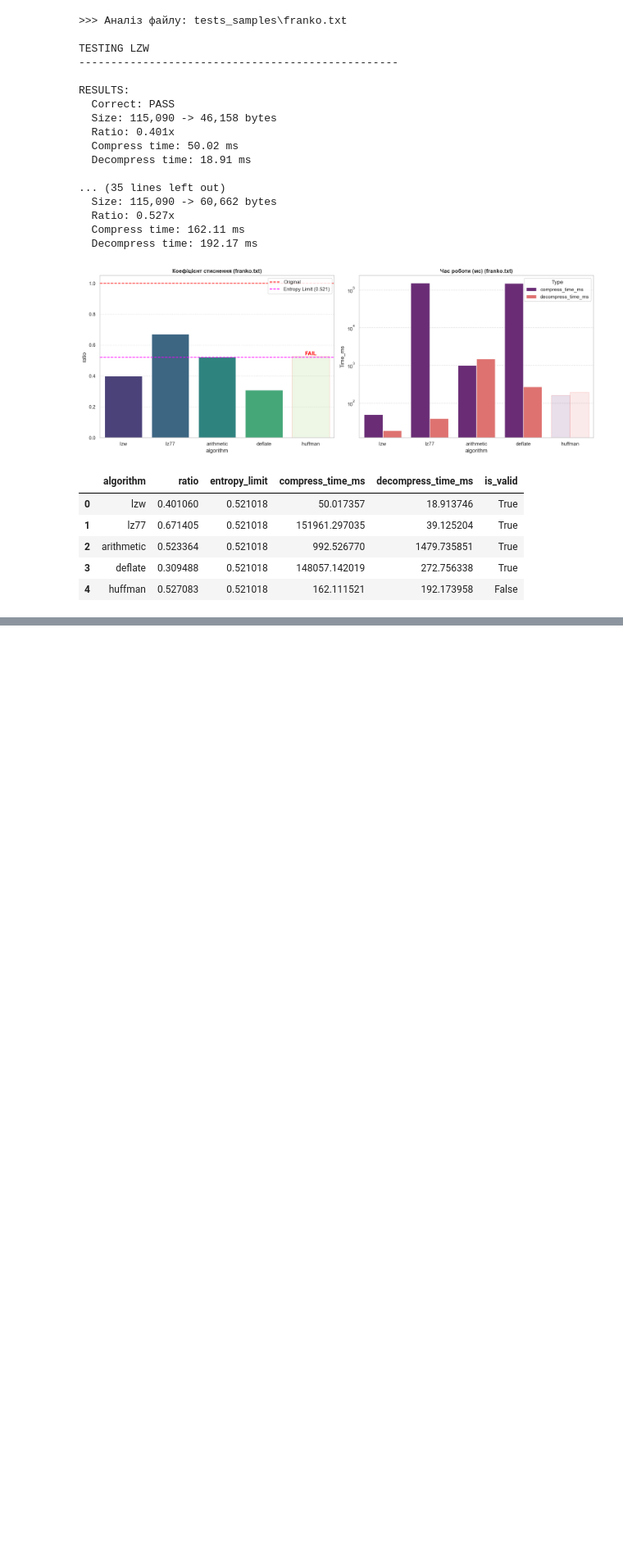
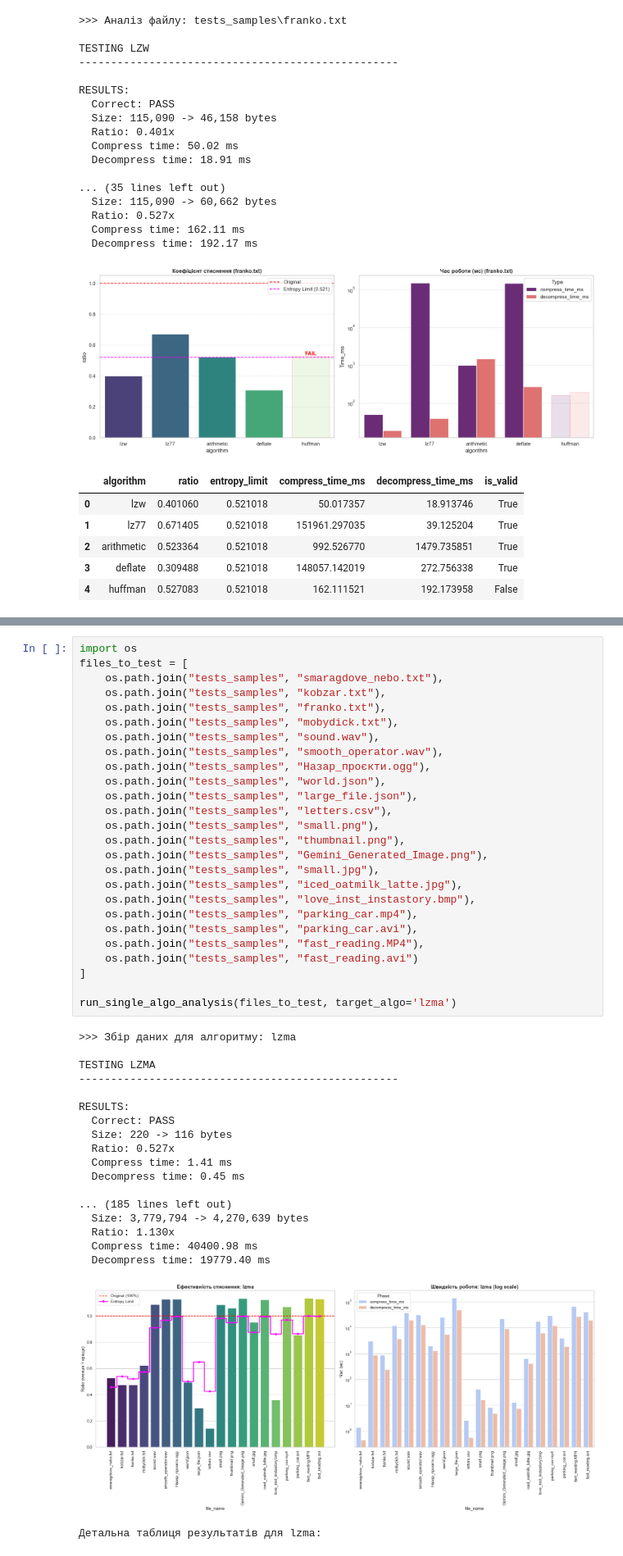
Before and after one commit to yuliiayakymiv/Discrete_math_lab_2sem, a Jupyter notebook: analysis.ipynb, the cells around one changed output, grey strips where cells are left out. Shown at 82% size. Drawn from its saved outputs; the diff is of its cells as text; blank space fills up the shorter version.

```diff
--- a/analysis.ipynb
+++ b/analysis.ipynb
@@ -962,0 +1027,46 @@ RESULTS:
+# %%
+import os
+files_to_test = [
+    os.path.join("tests_samples", "smaragdove_nebo.txt"),
+    os.path.join("tests_samples", "kobzar.txt"),
+    os.path.join("tests_samples", "franko.txt"),
+    os.path.join("tests_samples", "mobydick.txt"),
+    os.path.join("tests_samples", "sound.wav"),
+    os.path.join("tests_samples", "smooth_operator.wav"),
+    os.path.join("tests_samples", "Назар_проєкти.ogg"),
+    os.path.join("tests_samples", "world.json"),
+    os.path.join("tests_samples", "large_file.json"),
+    os.path.join("tests_samples", "letters.csv"),
+    os.path.join("tests_samples", "small.png"),
+    os.path.join("tests_samples", "thumbnail.png"),
+    os.path.join("tests_samples", "Gemini_Generated_Image.png"),
+    os.path.join("tests_samples", "small.jpg"),
+    os.path.join("tests_samples", "iced_oatmilk_latte.jpg"),
+    os.path.join("tests_samples", "love_inst_instastory.bmp"),
+    os.path.join("tests_samples", "parking_car.mp4"),
+    os.path.join("tests_samples", "parking_car.avi"),
+    os.path.join("tests_samples", "fast_reading.MP4"),
+    os.path.join("tests_samples", "fast_reading.avi")
+]
+
+run_single_algo_analysis(files_to_test, target_algo='lzma')
+# %% [output]
+>>> Збір даних для алгоритму: lzma
+
+TESTING LZMA
+--------------------------------------------------
+
+RESULTS:
+  Correct: PASS
+  Size: 220 -> 116 bytes
+  Ratio: 0.527x
+  Compress time: 1.41 ms
+  Decompress time: 0.45 ms
+
+... (185 lines left out)
+  Size: 3,779,794 -> 4,270,639 bytes
+  Ratio: 1.130x
+  Compress time: 40400.98 ms
+  Decompress time: 19779.40 ms
+[figure, added]
+Детальна таблиця результатів для lzma:
```
Also changed, not shown: parts of 4 cells of this notebook, 4 other files.
